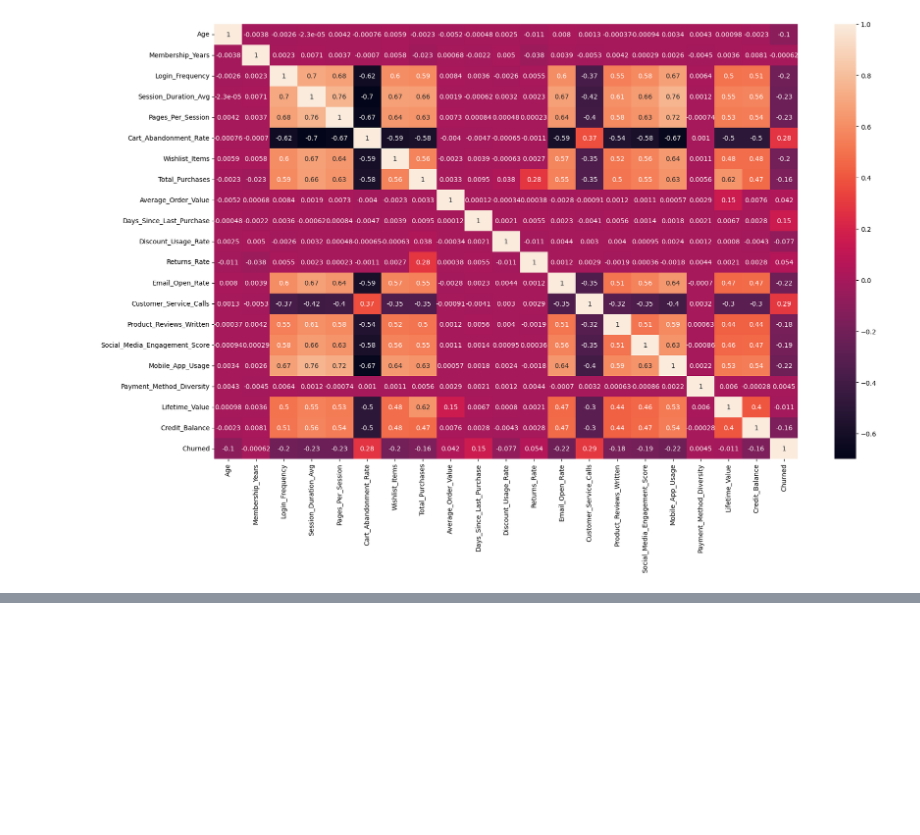
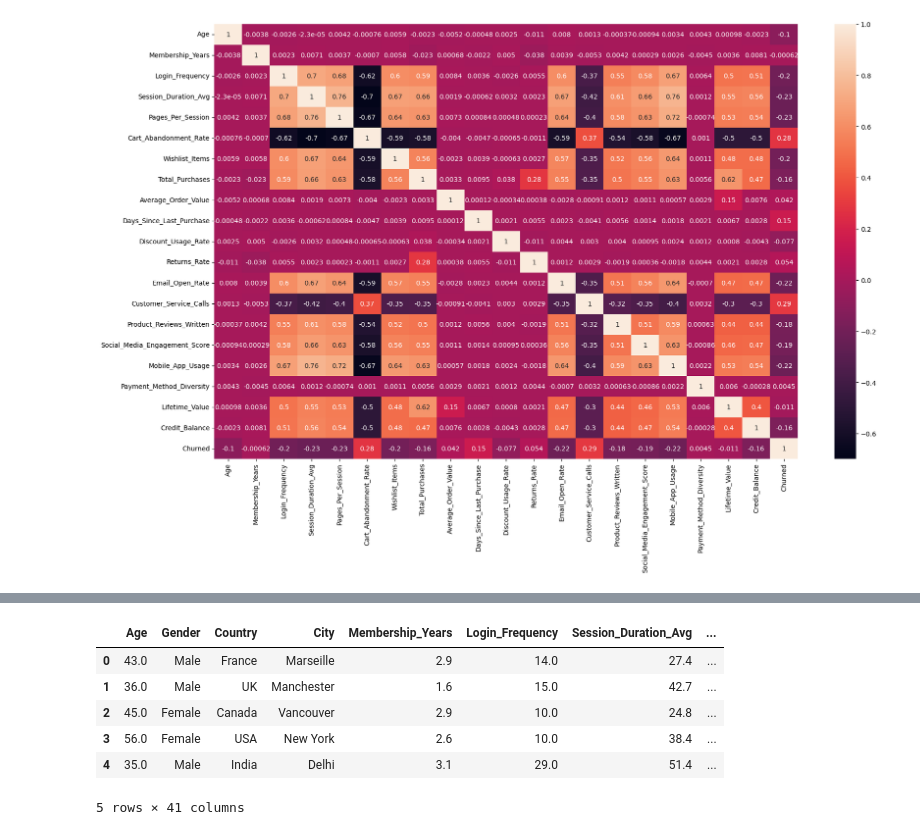
Before and after one commit to Sangam206/churn-pred-pipeline, a Jupyter notebook: eda.ipynb, the cells around one changed output, grey strips where cells are left out. Saved outputs shown, nothing was run; the diff lists cells and outputs as text; code cells hidden in the pictures; blank space fills up the shorter version.

Commit message:
preprocessing

```diff
--- a/eda.ipynb
+++ b/eda.ipynb
@@ -277,0 +313,14 @@ sns.heatmap(df.corr(numeric_only=True),annot=True)
+# %%
+from sklearn.preprocessing import OneHotEncoder
+ohe=OneHotEncoder(sparse_output=False)
+# en=ohe.fit_transform(df[['Country']])
+# df=pd.concat([df,pd.DataFrame(en,columns=ohe.get_feature_names_out())],axis=1)
+# df.head()
+# %% [output]
+|  | Age | Gender | Country | City | Membership_Years | Login_Frequency | Session_Duration_Avg | ... |
+| 0 | 43.0 | Male | France | Marseille | 2.9 | 14.0 | 27.4 | ... |
+| 1 | 36.0 | Male | UK | Manchester | 1.6 | 15.0 | 42.7 | ... |
+| 2 | 45.0 | Female | Canada | Vancouver | 2.9 | 10.0 | 24.8 | ... |
+| 3 | 56.0 | Female | USA | New York | 2.6 | 10.0 | 38.4 | ... |
+| 4 | 35.0 | Male | India | Delhi | 3.1 | 29.0 | 51.4 | ... |
+5 rows × 41 columns
```
Also changed, not shown: parts of 11 cells of this notebook, 8 other files.
